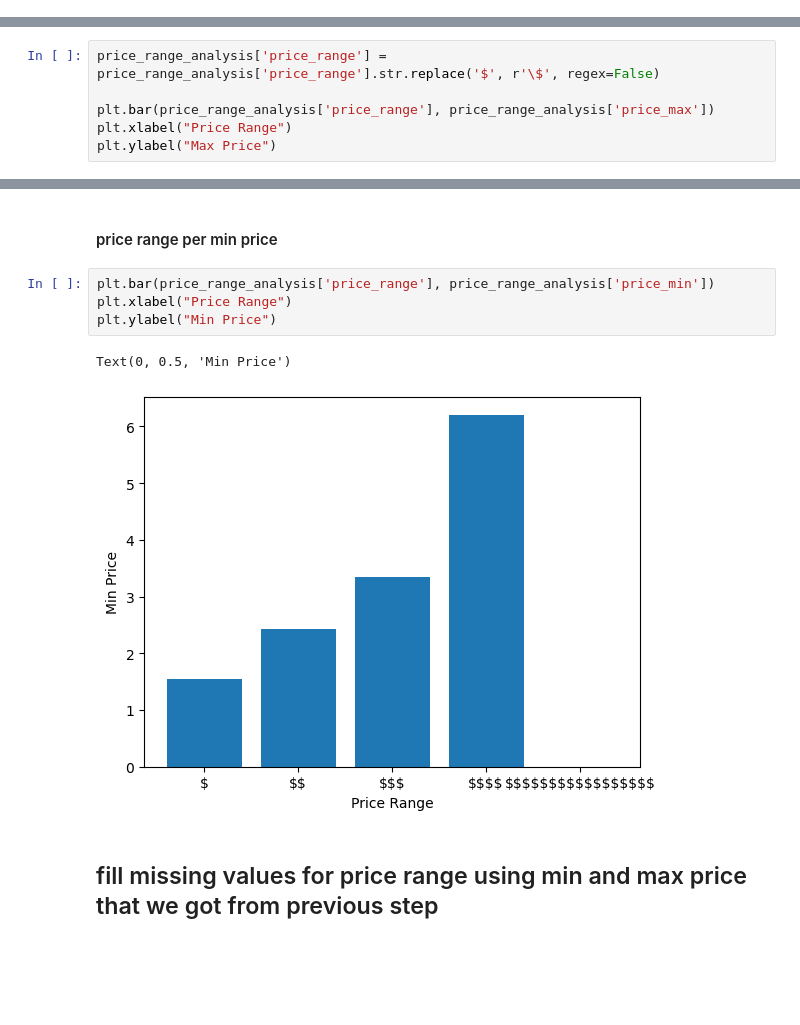
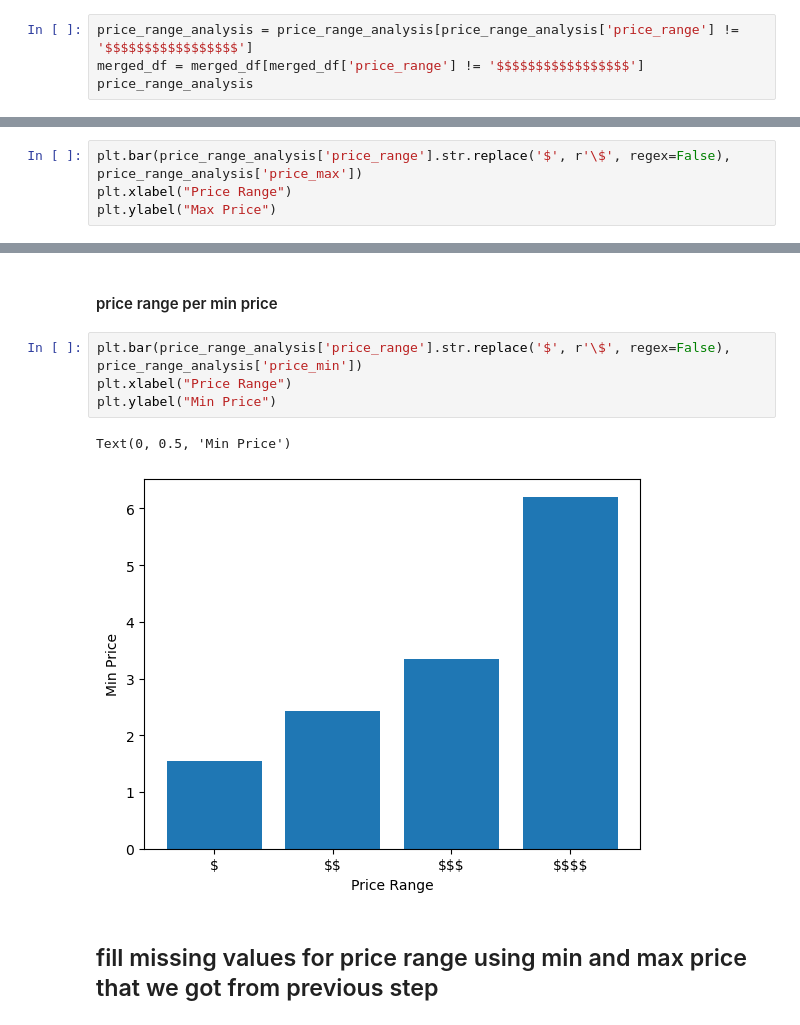
Before and after one commit to MostafaOsmanFathi/uber-eats-menu-analysis, a Jupyter notebook: preprocessing-handling-missing-values.ipynb, the cells around one changed output, grey strips where cells are left out. Cells and saved outputs as stored; diff of their text form; blank space fills up the shorter version.

```diff
--- a/preprocessing-handling-missing-values.ipynb
+++ b/preprocessing-handling-missing-values.ipynb
@@ -171,0 +173,4 @@ price_range_analysis
+# %%
+price_range_analysis = price_range_analysis[price_range_analysis['price_range'] != '$$$$$$$$$$$$$$$$$']
+merged_df = merged_df[merged_df['price_range'] != '$$$$$$$$$$$$$$$$$']
+price_range_analysis
@@ -173,9 +184,7 @@ price_range_analysis
 ### price range visualization
 #### price range per max price
 # %%
-price_range_analysis['price_range'] = price_range_analysis['price_range'].str.replace('$', r'\$', regex=False)
-
-plt.bar(price_range_analysis['price_range'], price_range_analysis['price_max'])
+plt.bar(price_range_analysis['price_range'].str.replace('$', r'\$', regex=False), price_range_analysis['price_max'])
 plt.xlabel("Price Range")
 plt.ylabel("Max Price")
 # %% [output]
@@ -184,12 +193,12 @@ Text(0, 0.5, 'Max Price')
 # %% [markdown]
 #### price range per min price
 # %%
-plt.bar(price_range_analysis['price_range'], price_range_analysis['price_min'])
+plt.bar(price_range_analysis['price_range'].str.replace('$', r'\$', regex=False), price_range_analysis['price_min'])
 plt.xlabel("Price Range")
 plt.ylabel("Min Price")
 # %% [output]
 Text(0, 0.5, 'Min Price')
-[figure, old version]
+[figure, new version]
 # %% [markdown]
 ## fill missing values for price range using min and max price that we got from previous step
 # %%
```
Also changed, not shown: parts of 6 cells of this notebook.
